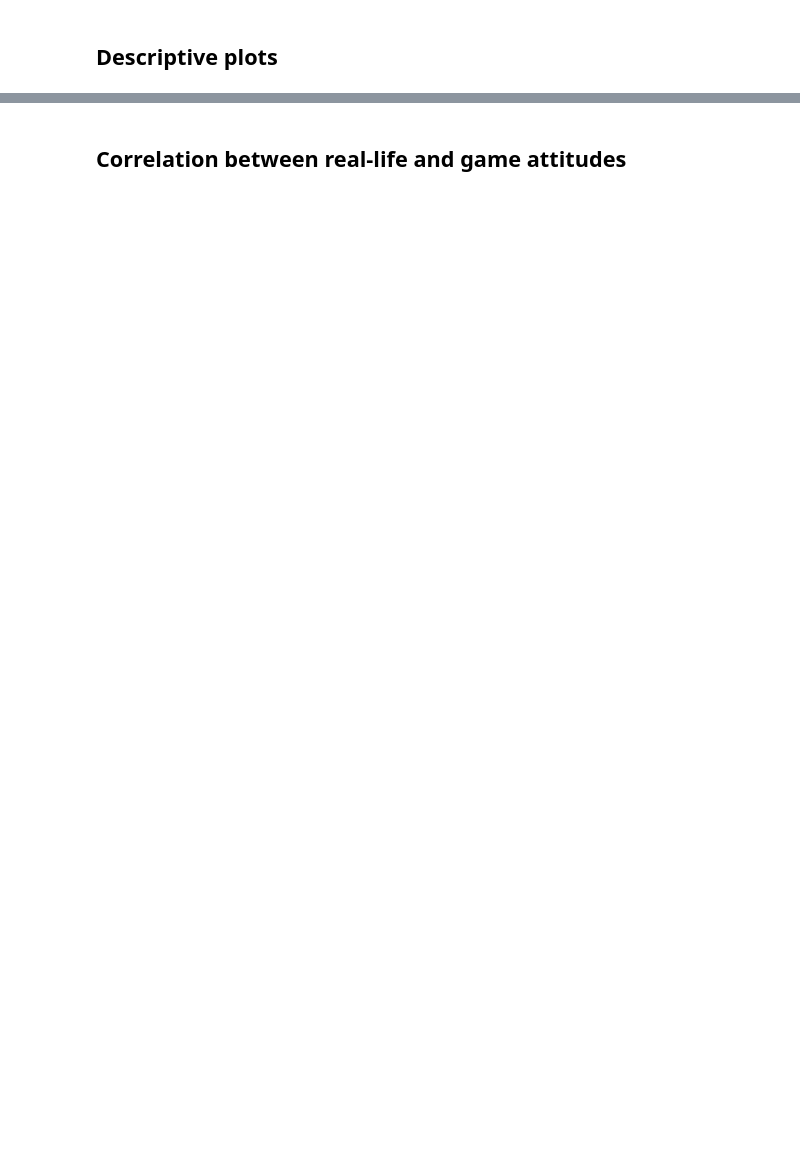
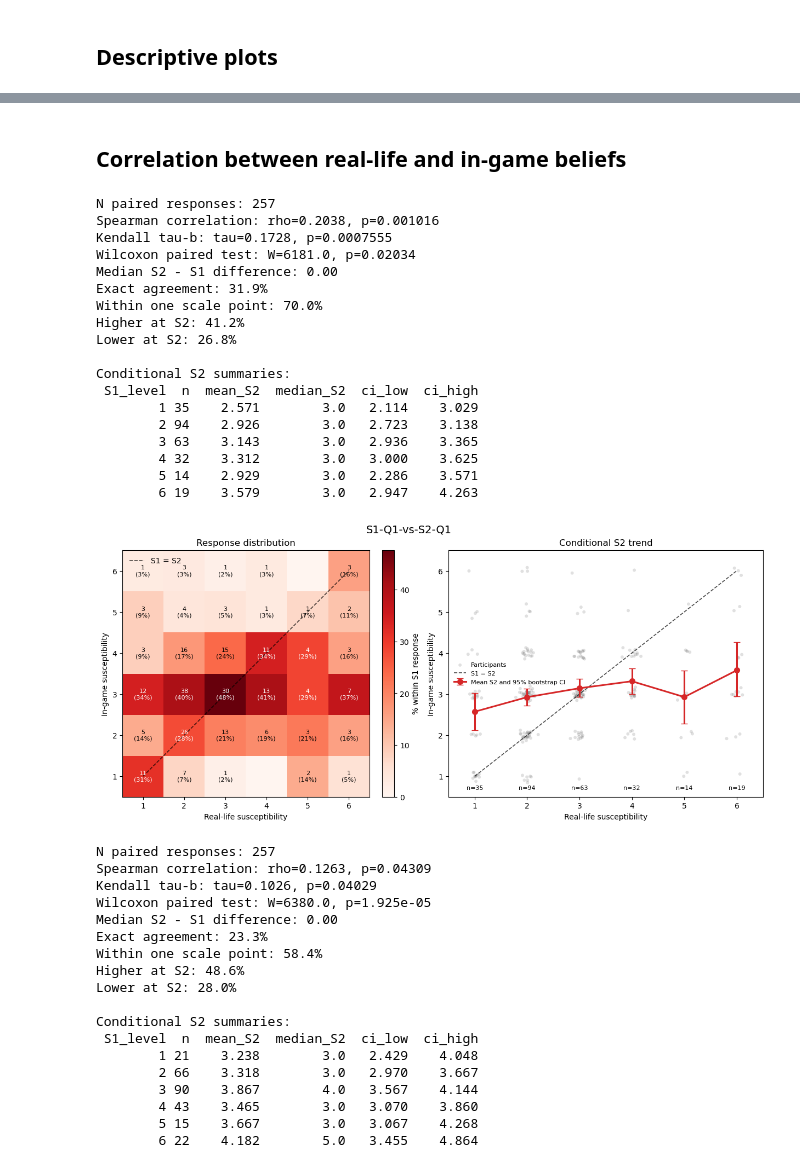
Before and after one commit to colabobio/auib-epigame-analysis, a Jupyter notebook: 2-descriptive-stats.ipynb, the cells around one changed output, grey strips where cells are left out. Drawn from its saved outputs; the diff is of its cells as text; code cells hidden in the pictures; blank space fills up the shorter version.

```diff
--- a/2-descriptive-stats.ipynb
+++ b/2-descriptive-stats.ipynb
@@ -21,6 +21,29 @@ with open(path.join(data_folder, 'users.pickle'), 'rb') as f:
 
 with open(path.join(data_folder, 'daily_counts.pickle'), 'rb') as f:
     daily_counts = pickle.load(f)
+# %%
+topic_map = {
+ 'S1_Q1': 'Real-life susceptibility',
+ 'S1_Q2': 'Real-life severity',
+ 'S1_Q3': 'Real-life self-efficacy',
+ 'S1_Q4': 'Real-life benefit',
+ 'gender': 'Gender',
+ 'S1_Q6': 'Affiliation',
+ 'S2_Q1': 'In-game susceptibility',
+ 'S2_Q2': 'In-game severity',
+ 'S2_Q3': 'In-game self-efficacy',
+ 'S2_Q4': 'In-game benefit',
+ 'S3_Q1': 'Post-game realism',
+ 'S3_Q2': 'Post-game concern',
+ 'S3_Q3': 'Post-game reflection',
+ 'S3_Q4': 'Post-game difficulty understanding',
+}
+
+gender_labels = ['Man', 'Woman']
+gender_ticks = [1, 2]
+
+affilation_labels = ['Student', 'Faculty', 'Staff', 'Other', 'NA']
+affilation_ticks = [1, 2, 3, 4, 5]
 # %%
 # Utility functions
 
@@ -183,2 +1492,2 @@ plot_and_calc_corr(users_g2, 'S1_Q5', 'quarantine', 'S1_Q5+quarantine-G2')
 # %% [markdown]
-## Correlation between real-life and game attitudes
+## Correlation between real-life and in-game beliefs
@@ -192,0 +1494,46 @@ plot_and_calc_corr(users, 'S1_Q4', 'S2_Q4', 'Benefit (Q4)')
+# %%
+for question in range(1, 5):
+    plot_belief_relationship(
+        users,
+        f'S1_Q{question}',
+        f'S2_Q{question}',
+        title=f'S1-Q{question}-vs-S2-Q{question}',
+    )
+# %% [output]
+N paired responses: 257
+Spearman correlation: rho=0.2038, p=0.001016
+Kendall tau-b: tau=0.1728, p=0.0007555
+Wilcoxon paired test: W=6181.0, p=0.02034
+Median S2 - S1 difference: 0.00
+Exact agreement: 31.9%
+Within one scale point: 70.0%
+Higher at S2: 41.2%
+Lower at S2: 26.8%
+
+Conditional S2 summaries:
+ S1_level  n  mean_S2  median_S2  ci_low  ci_high
+        1 35    2.571        3.0   2.114    3.029
+        2 94    2.926        3.0   2.723    3.138
+        3 63    3.143        3.0   2.936    3.365
+        4 32    3.312        3.0   3.000    3.625
+        5 14    2.929        3.0   2.286    3.571
+        6 19    3.579        3.0   2.947    4.263
+[figure, added]
+N paired responses: 257
+Spearman correlation: rho=0.1263, p=0.04309
+Kendall tau-b: tau=0.1026, p=0.04029
+Wilcoxon paired test: W=6380.0, p=1.925e-05
+Median S2 - S1 difference: 0.00
+Exact agreement: 23.3%
+Within one scale point: 58.4%
+Higher at S2: 48.6%
+Lower at S2: 28.0%
+
+Conditional S2 summaries:
+ S1_level  n  mean_S2  median_S2  ci_low  ci_high
+        1 21    3.238        3.0   2.429    4.048
+        2 66    3.318        3.0   2.970    3.667
+        3 90    3.867        4.0   3.567    4.144
+        4 43    3.465        3.0   3.070    3.860
+        5 15    3.667        3.0   3.067    4.268
+        6 22    4.182        5.0   3.455    4.864
```
Also changed, not shown: parts of 39 cells of this notebook, 8 other files.
